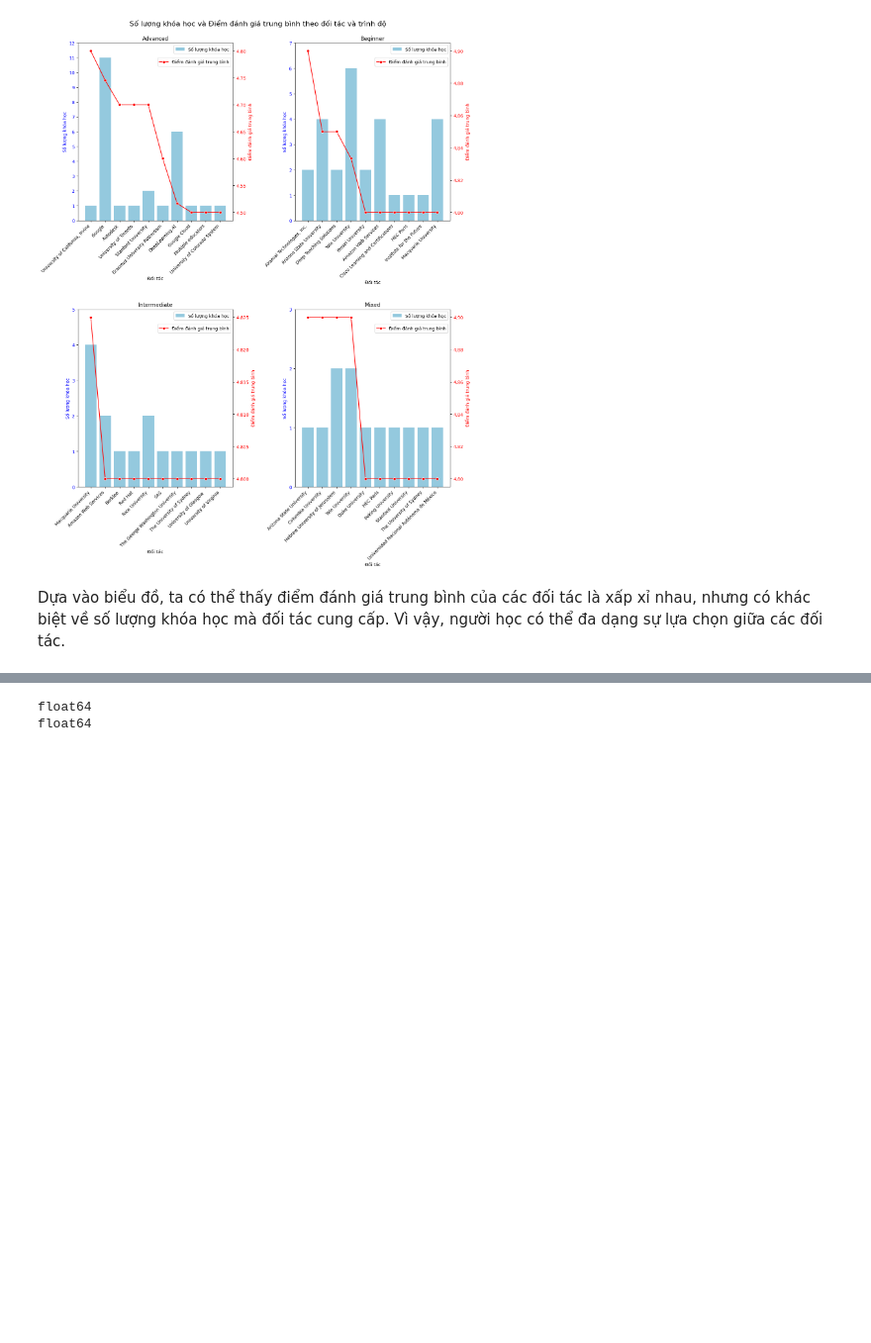
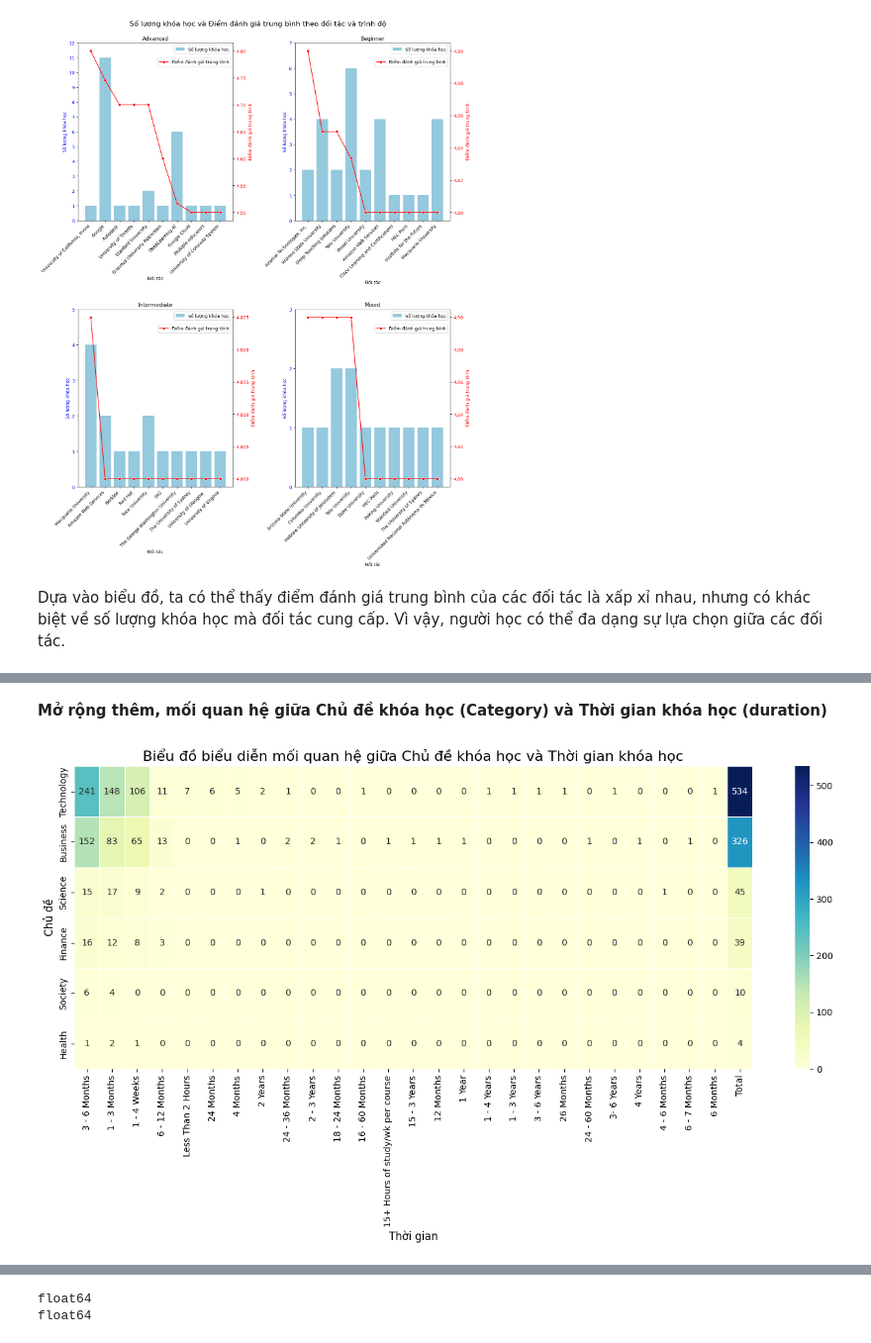
Before and after one commit to phamuyen171/FinalPrjct_LTKHDL, a Jupyter notebook: source/IdetifyAndAnswerQuestion.ipynb, the cells around one changed output, grey strips where cells are left out. Shown at 99% size. Cells and saved outputs as stored; diff of their text form; code cells hidden in the pictures; blank space fills up the shorter version.

```diff
--- a/source/IdetifyAndAnswerQuestion.ipynb
+++ b/source/IdetifyAndAnswerQuestion.ipynb
@@ -463,0 +617,25 @@ Dựa vào biểu đồ, ta có thể thấy điểm đánh giá trung bình c
+# %% [markdown]
+**Mở rộng thêm, mối quan hệ giữa Chủ đề khóa học (Category) và Thời gian khóa học (duration)**
+# %%
+pivot_table = df_copy.pivot_table(index='Category', columns='duration', values='course', aggfunc='count', fill_value=0)
+
+category_totals = pivot_table.sum(axis=1)
+pivot_table = pivot_table.loc[category_totals.sort_values(ascending=False).index]
+
+duration_totals = pivot_table.sum(axis=0)
+pivot_table = pivot_table[duration_totals.sort_values(ascending=False).index]
+
+pivot_table['Total'] = pivot_table.sum(axis=1)
+
+
+plt.figure(figsize=(14, 8))
+sns.heatmap(pivot_table, cmap='YlGnBu', annot=True, fmt="d", linewidths=0.5)
+
+plt.title('Biểu đồ biểu diễn mối quan hệ giữa Chủ đề khóa học và Thời gian khóa học', fontsize=16)
+plt.xlabel('Thời gian', fontsize=12)
+plt.ylabel('Chủ đề', fontsize=12)
+
+plt.tight_layout()
+plt.show()
+# %% [output]
+[figure, added]
```
Also changed, not shown: parts of 63 cells of this notebook, 1 other file.
